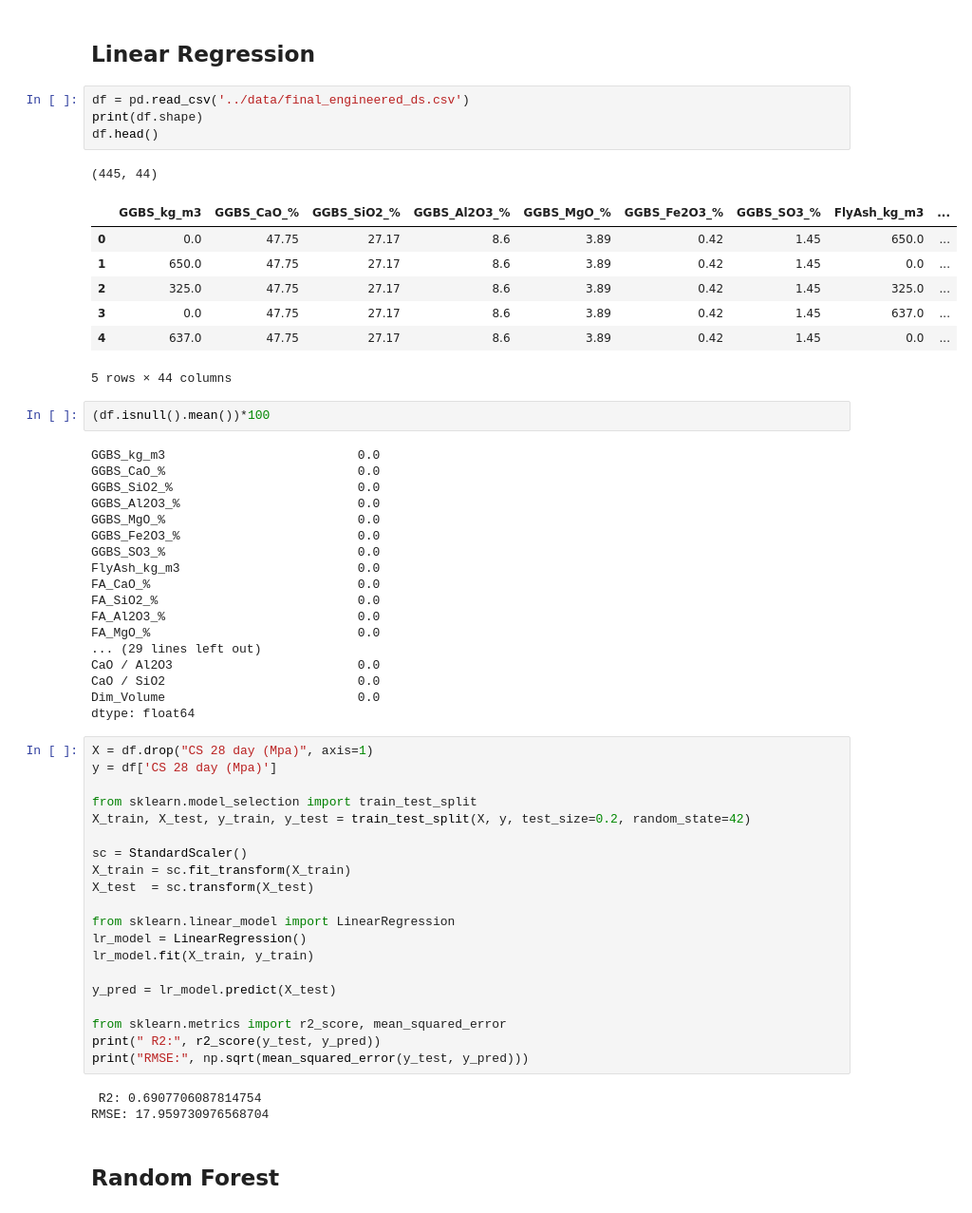
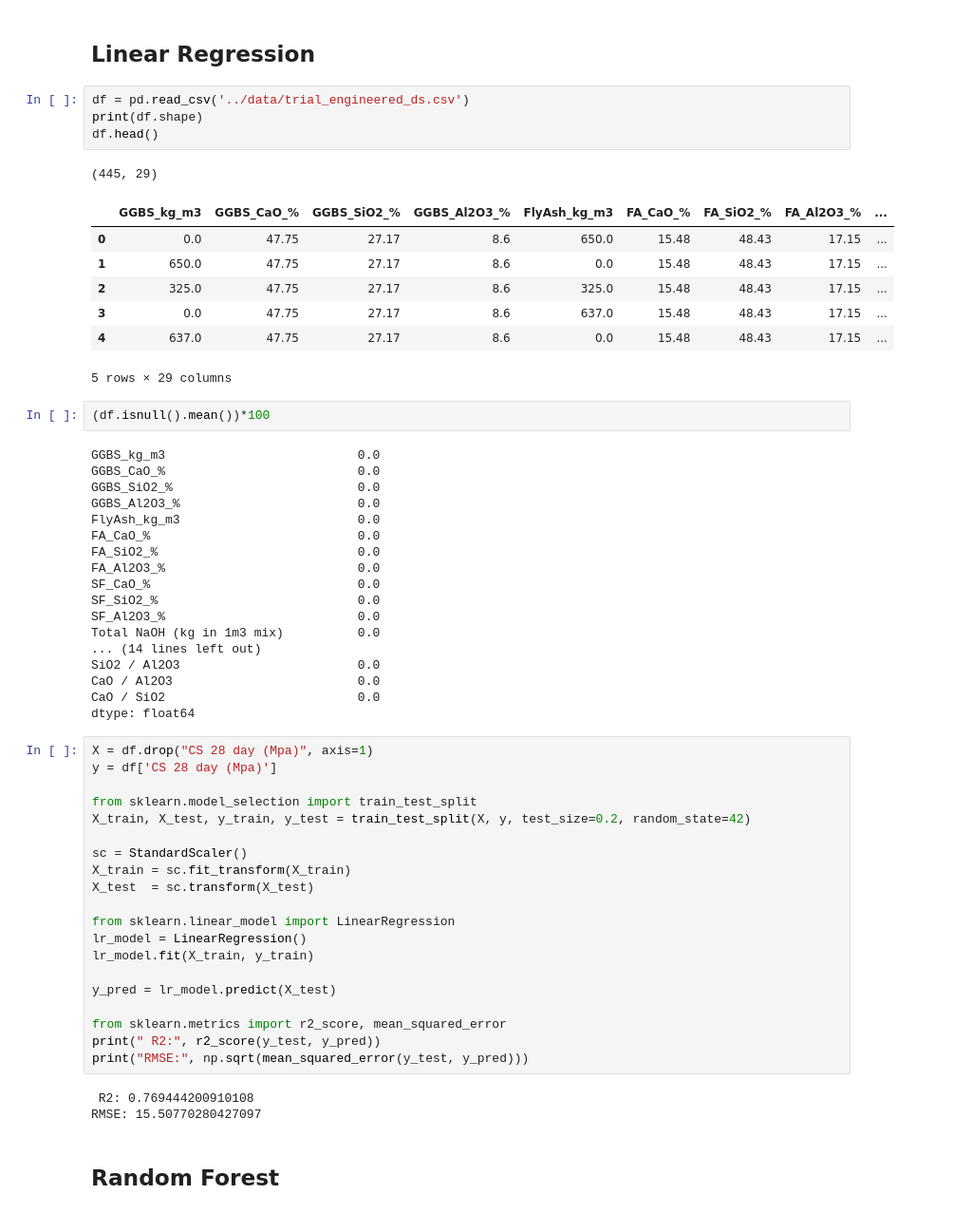
Before and after one commit to Prayash1432/Capstone-Final, a Jupyter notebook: final-code/best_model.ipynb, the cells around one changed output. Shown at 95% size. Cells and saved outputs as stored; diff of their text form.

```diff
--- a/final-code/best_model.ipynb
+++ b/final-code/best_model.ipynb
@@ -30,18 +30,18 @@ plt.show()
 # %% [markdown]
 ## Linear Regression
 # %%
-df = pd.read_csv('../data/final_engineered_ds.csv')
+df = pd.read_csv('../data/trial_engineered_ds.csv')
 print(df.shape)
 df.head()
 # %% [output]
-(445, 44)
+(445, 29)
-|  | GGBS_kg_m3 | GGBS_CaO_% | GGBS_SiO2_% | GGBS_Al2O3_% | GGBS_MgO_% | GGBS_Fe2O3_% | GGBS_SO3_% | FlyAsh_kg_m3 | ... |
-| 0 | 0.0 | 47.75 | 27.17 | 8.6 | 3.89 | 0.42 | 1.45 | 650.0 | ... |
-| 1 | 650.0 | 47.75 | 27.17 | 8.6 | 3.89 | 0.42 | 1.45 | 0.0 | ... |
-| 2 | 325.0 | 47.75 | 27.17 | 8.6 | 3.89 | 0.42 | 1.45 | 325.0 | ... |
-| 3 | 0.0 | 47.75 | 27.17 | 8.6 | 3.89 | 0.42 | 1.45 | 637.0 | ... |
-| 4 | 637.0 | 47.75 | 27.17 | 8.6 | 3.89 | 0.42 | 1.45 | 0.0 | ... |
+|  | GGBS_kg_m3 | GGBS_CaO_% | GGBS_SiO2_% | GGBS_Al2O3_% | FlyAsh_kg_m3 | FA_CaO_% | FA_SiO2_% | FA_Al2O3_% | ... |
+| 0 | 0.0 | 47.75 | 27.17 | 8.6 | 650.0 | 15.48 | 48.43 | 17.15 | ... |
+| 1 | 650.0 | 47.75 | 27.17 | 8.6 | 0.0 | 15.48 | 48.43 | 17.15 | ... |
+| 2 | 325.0 | 47.75 | 27.17 | 8.6 | 325.0 | 15.48 | 48.43 | 17.15 | ... |
+| 3 | 0.0 | 47.75 | 27.17 | 8.6 | 637.0 | 15.48 | 48.43 | 17.15 | ... |
+| 4 | 637.0 | 47.75 | 27.17 | 8.6 | 0.0 | 15.48 | 48.43 | 17.15 | ... |
-5 rows × 44 columns
+5 rows × 29 columns
 # %%
 (df.isnull().mean())*100
 # %% [output]
@@ -49,18 +49,18 @@ GGBS_kg_m3                          0.0
 GGBS_CaO_%                          0.0
 GGBS_SiO2_%                         0.0
 GGBS_Al2O3_%                        0.0
-GGBS_MgO_%                          0.0
-GGBS_Fe2O3_%                        0.0
-GGBS_SO3_%                          0.0
 FlyAsh_kg_m3                        0.0
 FA_CaO_%                            0.0
 FA_SiO2_%                           0.0
 FA_Al2O3_%                          0.0
-FA_MgO_%                            0.0
-... (29 lines left out)
+SF_CaO_%                            0.0
+SF_SiO2_%                           0.0
+SF_Al2O3_%                          0.0
+Total NaOH (kg in 1m3 mix)          0.0
+... (14 lines left out)
+SiO2 / Al2O3                        0.0
 CaO / Al2O3                         0.0
 CaO / SiO2                          0.0
-Dim_Volume                          0.0
 dtype: float64
 # %%
 X = df.drop("CS 28 day (Mpa)", axis=1)
@@ -83,8 +83,8 @@ from sklearn.metrics import r2_score, mean_squared_error
 print(" R2:", r2_score(y_test, y_pred))
 print("RMSE:", np.sqrt(mean_squared_error(y_test, y_pred)))
 # %% [output]
- R2: 0.6907706087814754
-RMSE: 17.959730976568704
+ R2: 0.769444200910108
+RMSE: 15.50770280427097
 # %% [markdown]
 ## Random Forest
 # %%
```
Also changed, not shown: parts of 9 cells of this notebook, 18 other files.
